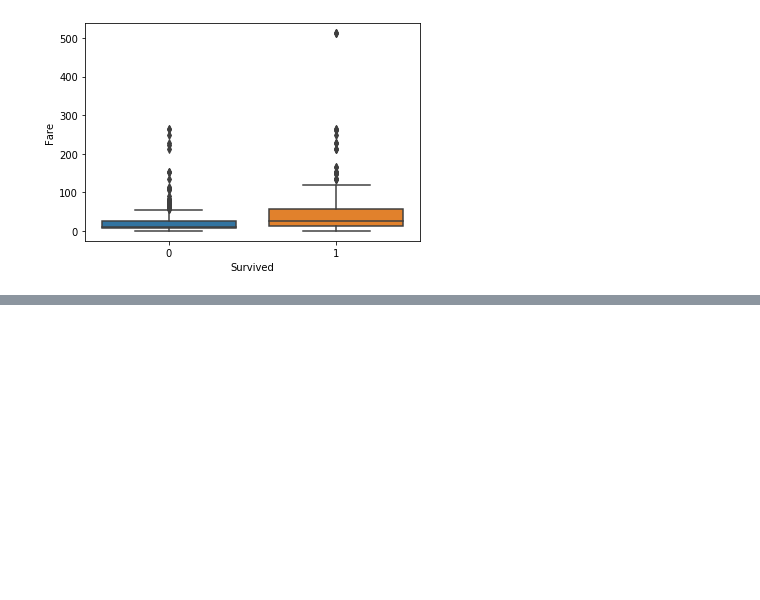
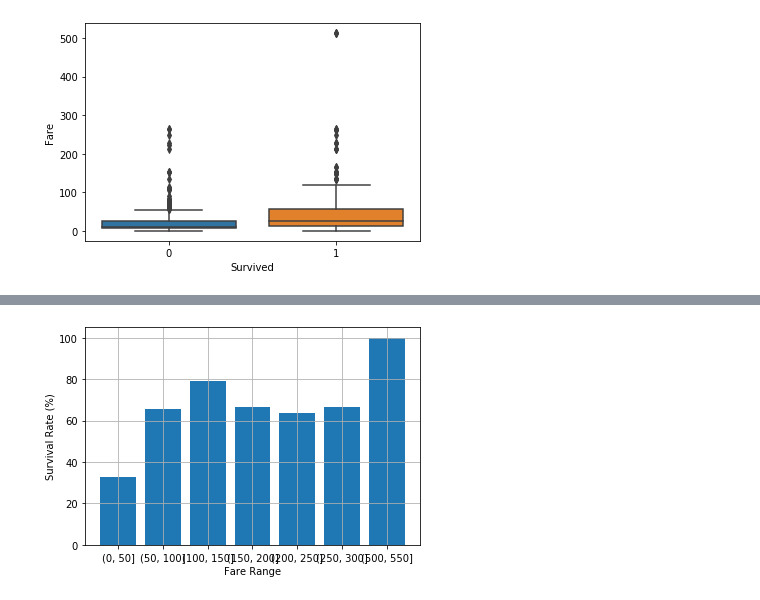
Before and after one commit to USF-CS-663-Spring-2020/lab-02-titanic-kayfuku, a Jupyter notebook: Lab02_Titanic.ipynb, the cells around one changed output, grey strips where cells are left out. Saved outputs shown, nothing was run; the diff lists cells and outputs as text; code cells hidden in the pictures; blank space fills up the shorter version.

```diff
--- a/Lab02_Titanic.ipynb
+++ b/Lab02_Titanic.ipynb
@@ -99,0 +243,4 @@ AttributeError: 'list' object has no attribute 'tail'
+# %%
+# Fill the missing value by 0.
+survival_data_based_on_fare = survival_data_based_on_fare.fillna(0)
+survival_data_based_on_fare
@@ -99,0 +267,5 @@ AttributeError: 'list' object has no attribute 'tail'
+# %%
+num_non_survived = survival_data_based_on_fare[0]
+# %%
+num_survived = survival_data_based_on_fare[1]
+num_survived
@@ -99,0 +282,4 @@ AttributeError: 'list' object has no attribute 'tail'
+# %%
+# Calculate survival rate for each fare range.
+survival_data_based_on_fare['Survival Rate (%)'] = 100 * num_survived / (num_survived + num_non_survived)
+survival_data_based_on_fare
@@ -99,0 +296,8 @@ AttributeError: 'list' object has no attribute 'tail'
+# %%
+# Draw bar graph.
+plt.bar(survival_data_based_on_fare.index, survival_data_based_on_fare['Survival Rate (%)'])
+plt.xlabel('Fare Range')
+plt.ylabel('Survival Rate (%)')
+plt.grid(True)
+# %% [output]
+[figure, added]
```
Also changed, not shown: parts of 30 cells of this notebook.
